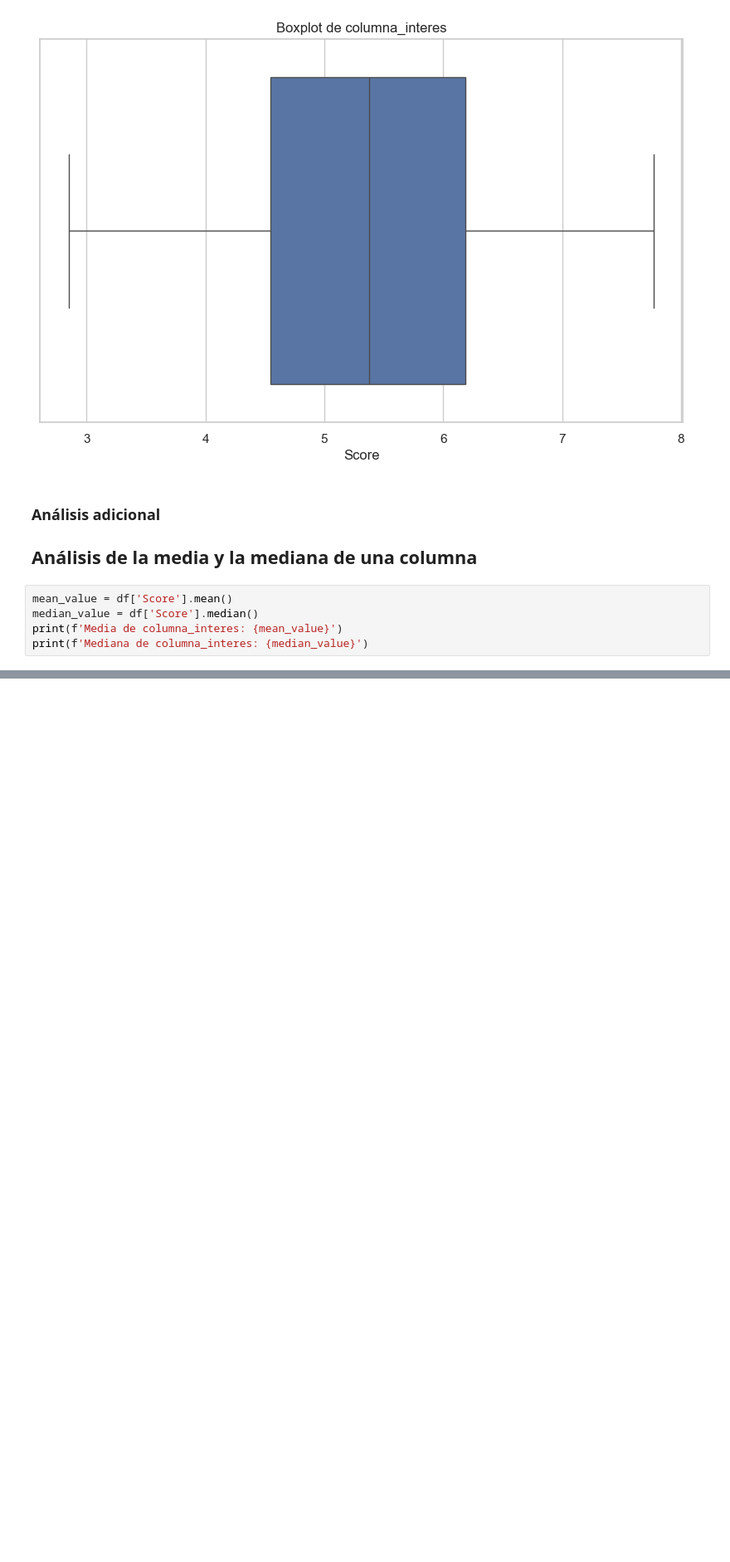
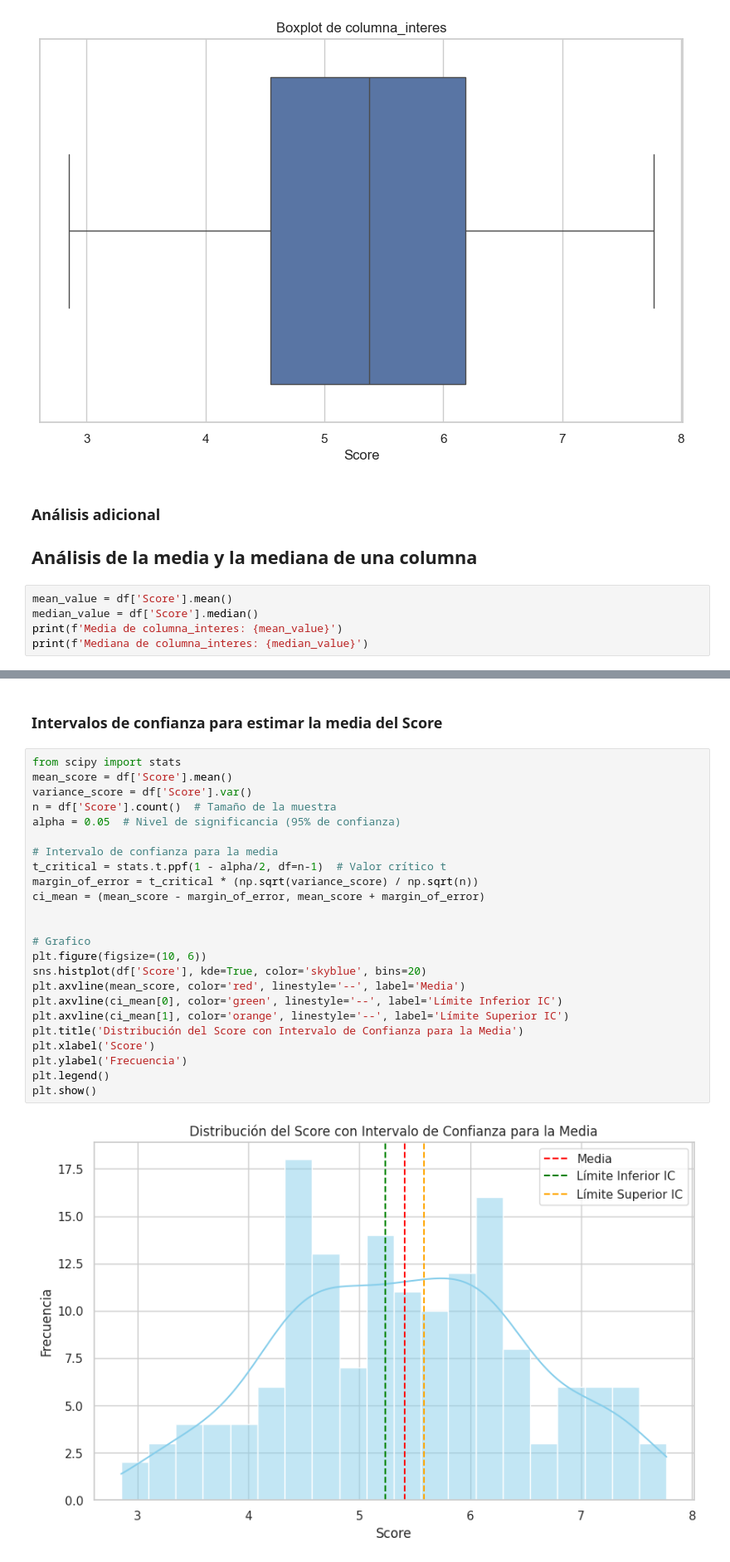
Before and after one commit to Javi111003/Happinness-World-Ranking-Stats, a Jupyter notebook: main.ipynb, the cells around one changed output, grey strips where cells are left out. Shown: that part at 83% size. Drawn from its saved outputs; the diff is of its cells as text; blank space fills up the shorter version.

```diff
--- a/main.ipynb
+++ b/main.ipynb
@@ -281,0 +412,28 @@ print(f'Mediana de columna_interes: {median_value}')
+# %% [markdown]
+### Intervalos de confianza para estimar la media del Score
+# %%
+from scipy import stats
+mean_score = df['Score'].mean()
+variance_score = df['Score'].var()
+n = df['Score'].count()  # Tamaño de la muestra
+alpha = 0.05  # Nivel de significancia (95% de confianza)
+
+# Intervalo de confianza para la media
+t_critical = stats.t.ppf(1 - alpha/2, df=n-1)  # Valor crítico t
+margin_of_error = t_critical * (np.sqrt(variance_score) / np.sqrt(n))
+ci_mean = (mean_score - margin_of_error, mean_score + margin_of_error)
+
+
+# Grafico
+plt.figure(figsize=(10, 6))
+sns.histplot(df['Score'], kde=True, color='skyblue', bins=20)
+plt.axvline(mean_score, color='red', linestyle='--', label='Media')
+plt.axvline(ci_mean[0], color='green', linestyle='--', label='Límite Inferior IC')
+plt.axvline(ci_mean[1], color='orange', linestyle='--', label='Límite Superior IC')
+plt.title('Distribución del Score con Intervalo de Confianza para la Media')
+plt.xlabel('Score')
+plt.ylabel('Frecuencia')
+plt.legend()
+plt.show()
+# %% [output]
+[figure, added]
```
Also changed, not shown: parts of 10 cells of this notebook.
